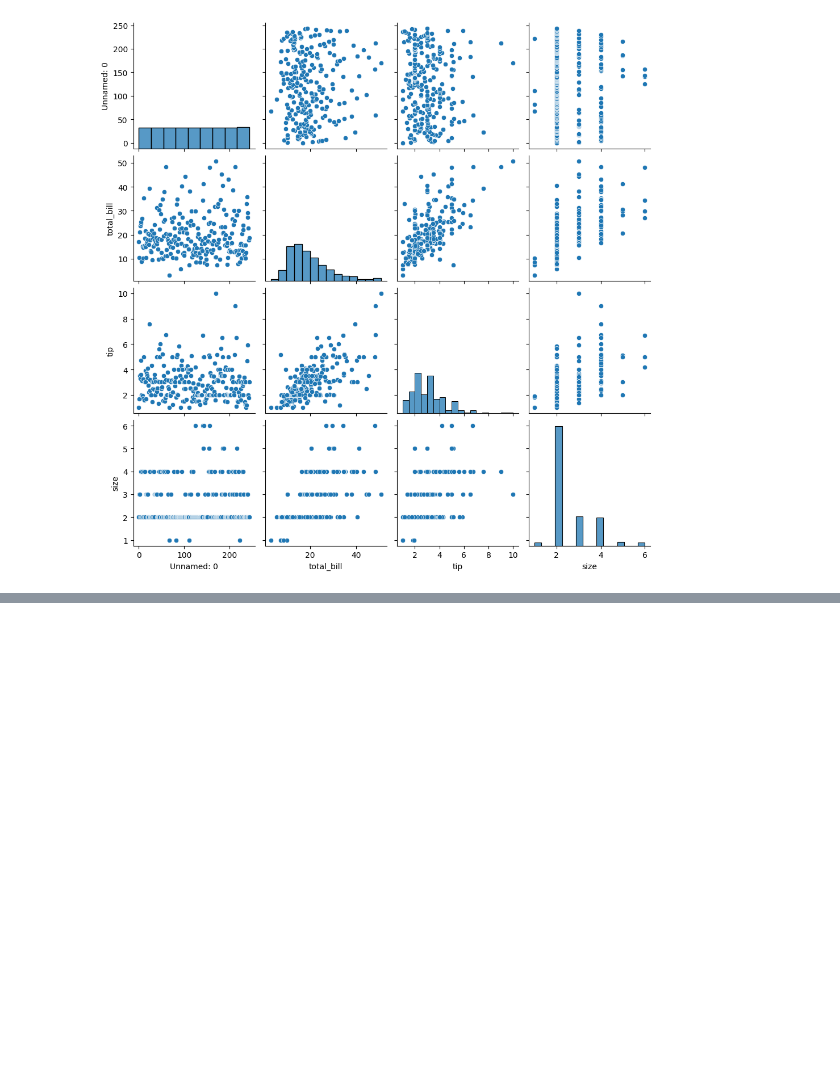
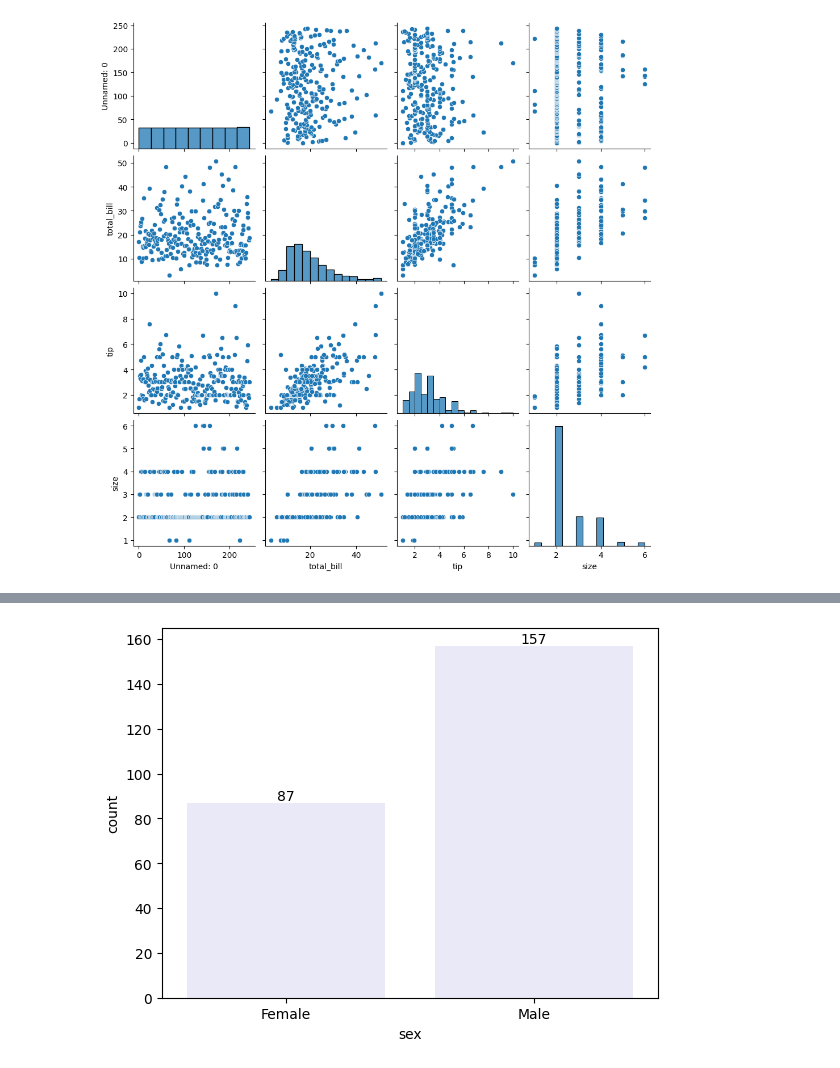
Before and after one commit to dpkasahu/numpy, a Jupyter notebook: seaborn.ipynb, the cells around one changed output, grey strips where cells are left out. Drawn from its saved outputs; the diff is of its cells as text; code cells hidden in the pictures; blank space fills up the shorter version.

```diff
--- a/seaborn.ipynb
+++ b/seaborn.ipynb
@@ -487,0 +301,6 @@ sns.violinplot(x='Item',y='Total Spent',data=sb3)
+# %%
+c=sns.countplot(x='sex',data=sb,color='lavender')
+for i in c.containers:
+  c.bar_label(i)
+# %% [output]
+[figure, added]
```
Also changed, not shown: parts of 50 cells of this notebook.
